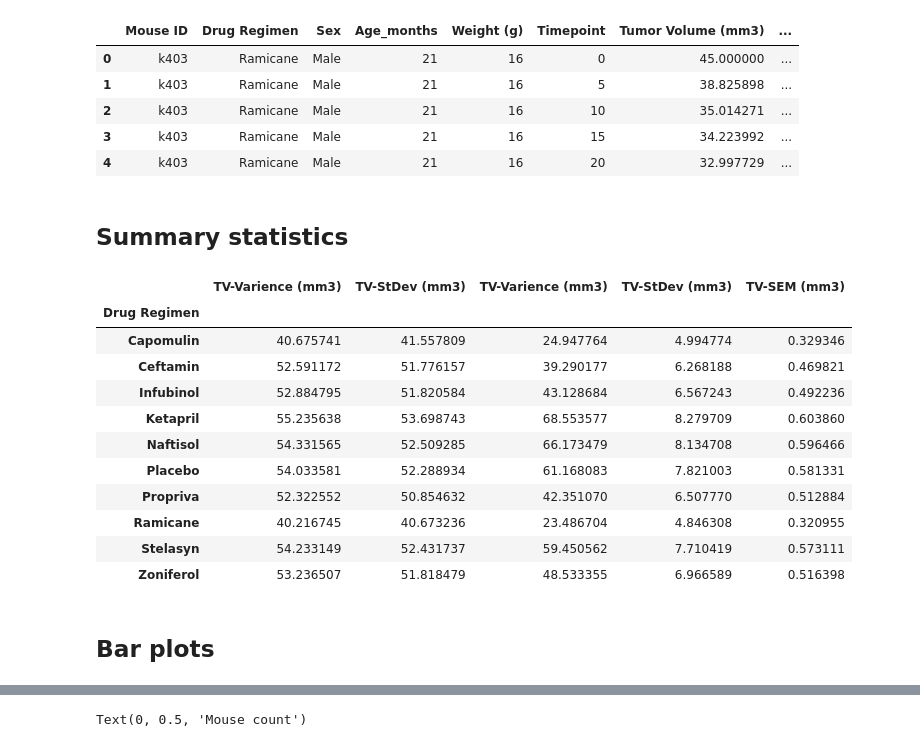
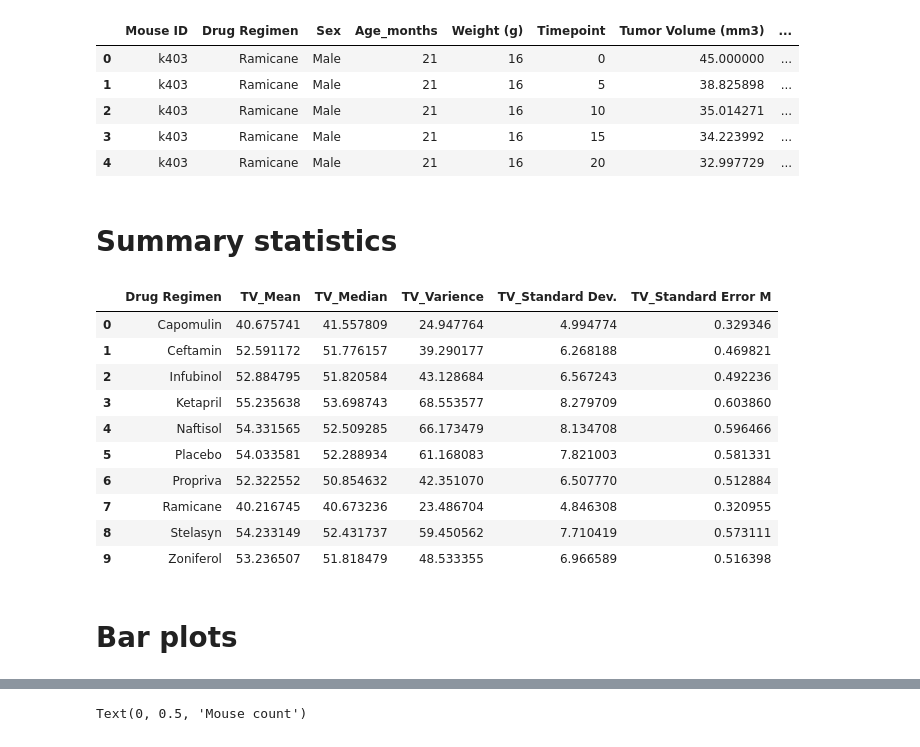
Before and after one commit to Tam-ala/Pymaceuticals-Inc_Plotting-with-Matplotlib, a Jupyter notebook: Pymaceuticals/Pymaceuticals_update.ipynb, the cells around one changed output, grey strips where cells are left out. Cells and saved outputs as stored; diff of their text form; code cells hidden in the pictures.

```diff
--- a/Pymaceuticals/Pymaceuticals_update.ipynb
+++ b/Pymaceuticals/Pymaceuticals_update.ipynb
@@ -41,67 +41,40 @@ mouse_study_df.head()
 | 3 | k403 | Ramicane | Male | 21 | 16 | 15 | 34.223992 | ... |
 | 4 | k403 | Ramicane | Male | 21 | 16 | 20 | 32.997729 | ... |
 # %% [markdown]
-## Summary statistics
+# Summary statistics
 # %%
 # Generate a summary statistics table of the tumor volume for each drug regimen.
 # It should consist of mean, median, variance, standard deviation, and SEM
 
 
 # Make dataframe with drug regimen and tumor volume. Set drug regimen as index.
 reg_df = mouse_study_df[['Drug Regimen', 'Tumor Volume (mm3)']]
-reg_df.set_index('Drug Regimen')
 
-# Make dataframe of summary stats
+# Filter data to make summary stats
 tv_mean = reg_df.groupby('Drug Regimen').mean()['Tumor Volume (mm3)']
-tv_mean_df = pd.DataFrame(tv_mean)
+tv_median = reg_df.groupby('Drug Regimen').median()['Tumor Volume (mm3)']
+tv_var = reg_df.groupby('Drug Regimen').var()['Tumor Volume (mm3)']
+tv_std = reg_df.groupby('Drug Regimen').std()['Tumor Volume (mm3)']
+tv_sem = reg_df.groupby('Drug Regimen').sem()['Tumor Volume (mm3)']
 
-tv_median = reg_df.groupby('Drug Regimen').median()['Tumor Volume (mm3)']
-tv_median_df = pd.DataFrame(tv_median)
-
-tv_var = reg_df.groupby('Drug Regimen').var()['Tumor Volume (mm3)']
-tv_var_df = pd.DataFrame(tv_var)
-
-tv_std = reg_df.groupby('Drug Regimen').std()['Tumor Volume (mm3)']
-tv_std_df = pd.DataFrame(tv_std)
-
-tv_sem = reg_df.groupby('Drug Regimen').sem()['Tumor Volume (mm3)']
-tv_sem_df = pd.DataFrame(tv_sem)
-
-# Merge summary stats onto one dataframe
-tv_stats1 = pd.merge(tv_mean,tv_median, on='Drug Regimen')
-tv_stats1
-
-tv_stats2 = pd.merge(tv_stats1, tv_var, on='Drug Regimen')
-tv_stats2
-
-tv_stats3 = pd.merge(tv_stats2, tv_std, on='Drug Regimen')
-tv_stats3
-
-tv_stats4 = pd.merge(tv_stats3, tv_sem, on='Drug Regimen')
-tv_stats4
-
-# Rename summary stats columns
-tv_stats_rename = tv_stats4.rename(columns={'Tumor Volume (mm3)_x': 'TV-Mean (mm3)',
-                                            'Tumor Volume (mm3)_y': 'TV-Median (mm3)',
-                                            'Tumor Volume (mm3)_x': 'TV-Varience (mm3)',
-                                            'Tumor Volume (mm3)_y': 'TV-StDev (mm3)',
-                                            'Tumor Volume (mm3)': 'TV-SEM (mm3)'})
-tv_stats_rename
+# Combine all the stats into a dataframe. Rename the columns
+tv_stats = pd.DataFrame({"TV_Mean": tv_mean, "TV_Median": tv_median, "TV_Varience": tv_var,
+                         "TV_Standard Dev.": tv_std, "TV_Standard Error M": tv_sem})
+tv_stats.reset_index()
 # %% [output]
-|  | TV-Varience (mm3) | TV-StDev (mm3) | TV-Varience (mm3) | TV-StDev (mm3) | TV-SEM (mm3) |
-| Drug Regimen |  |  |  |  |  |
-| Capomulin | 40.675741 | 41.557809 | 24.947764 | 4.994774 | 0.329346 |
-| Ceftamin | 52.591172 | 51.776157 | 39.290177 | 6.268188 | 0.469821 |
-| Infubinol | 52.884795 | 51.820584 | 43.128684 | 6.567243 | 0.492236 |
-| Ketapril | 55.235638 | 53.698743 | 68.553577 | 8.279709 | 0.603860 |
-| Naftisol | 54.331565 | 52.509285 | 66.173479 | 8.134708 | 0.596466 |
-| Placebo | 54.033581 | 52.288934 | 61.168083 | 7.821003 | 0.581331 |
-| Propriva | 52.322552 | 50.854632 | 42.351070 | 6.507770 | 0.512884 |
-| Ramicane | 40.216745 | 40.673236 | 23.486704 | 4.846308 | 0.320955 |
-| Stelasyn | 54.233149 | 52.431737 | 59.450562 | 7.710419 | 0.573111 |
-| Zoniferol | 53.236507 | 51.818479 | 48.533355 | 6.966589 | 0.516398 |
+|  | Drug Regimen | TV_Mean | TV_Median | TV_Varience | TV_Standard Dev. | TV_Standard Error M |
+| 0 | Capomulin | 40.675741 | 41.557809 | 24.947764 | 4.994774 | 0.329346 |
+| 1 | Ceftamin | 52.591172 | 51.776157 | 39.290177 | 6.268188 | 0.469821 |
+| 2 | Infubinol | 52.884795 | 51.820584 | 43.128684 | 6.567243 | 0.492236 |
+| 3 | Ketapril | 55.235638 | 53.698743 | 68.553577 | 8.279709 | 0.603860 |
+| 4 | Naftisol | 54.331565 | 52.509285 | 66.173479 | 8.134708 | 0.596466 |
+| 5 | Placebo | 54.033581 | 52.288934 | 61.168083 | 7.821003 | 0.581331 |
+| 6 | Propriva | 52.322552 | 50.854632 | 42.351070 | 6.507770 | 0.512884 |
+| 7 | Ramicane | 40.216745 | 40.673236 | 23.486704 | 4.846308 | 0.320955 |
+| 8 | Stelasyn | 54.233149 | 52.431737 | 59.450562 | 7.710419 | 0.573111 |
+| 9 | Zoniferol | 53.236507 | 51.818479 | 48.533355 | 6.966589 | 0.516398 |
 # %% [markdown]
-## Bar plots
+# Bar plots
 # %%
 # Generate a bar plot using Pandas's DataFrame.plot() that shows the number of data points for each treatment regimen.
 
```
Also changed, not shown: parts of 16 cells of this notebook.
